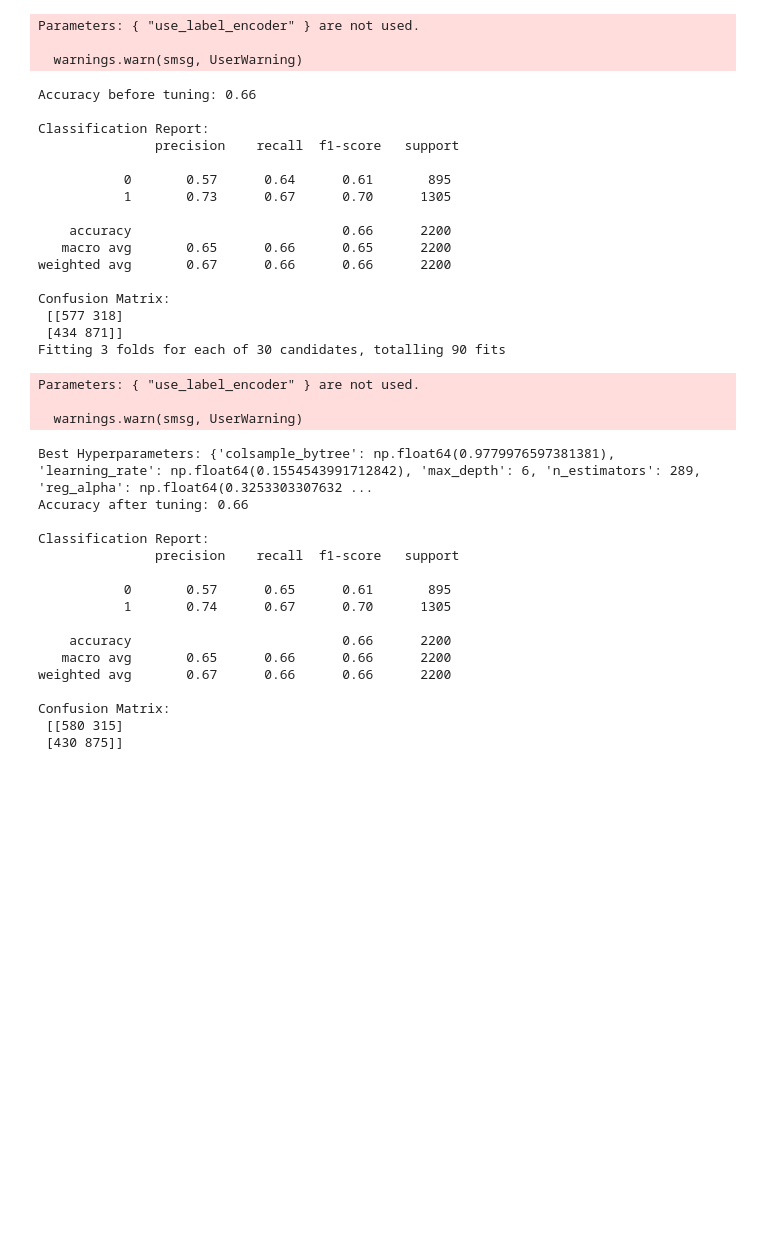
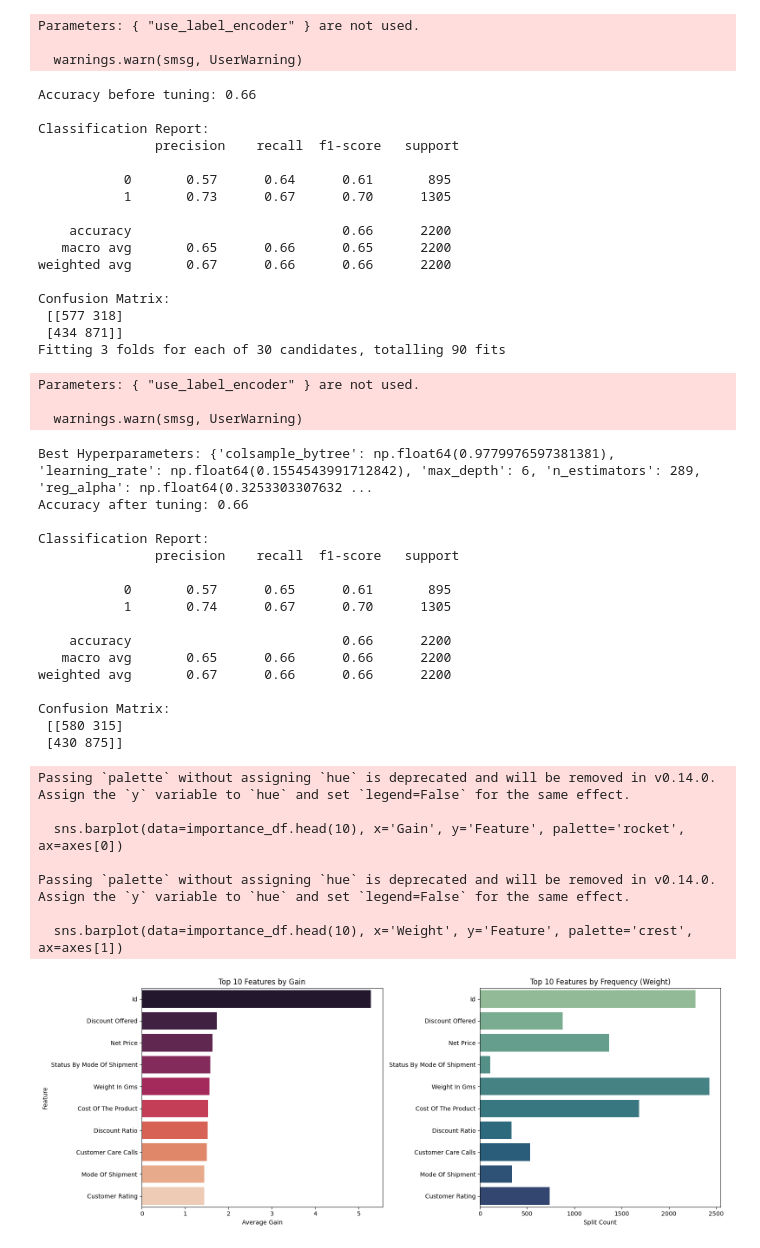
Before and after one commit to itsalanthomas/shipping-optimization, a Jupyter notebook: src/Ecommerice_Optimization_XGBOOST.ipynb, the cells around one changed output. Saved outputs shown, nothing was run; the diff lists cells and outputs as text; code cells hidden in the pictures; blank space fills up the shorter version.

```diff
--- a/src/Ecommerice_Optimization_XGBOOST.ipynb
+++ b/src/Ecommerice_Optimization_XGBOOST.ipynb
@@ -8,6 +8,7 @@ import pandas as pd
 import numpy as np
 import matplotlib.pyplot as plt
 import xgboost as xgb
+import seaborn as sns
 from xgboost import plot_importance
 from sklearn.preprocessing import LabelEncoder
 from sklearn.model_selection import train_test_split
@@ -91,5 +92,38 @@ print('Best Hyperparameters:', random_search.best_params_)
 print('Accuracy after tuning:', round(accuracy_score(y_test, y_pred), 2))
 print('\nClassification Report:\n', classification_report(y_test, y_pred))
 print('Confusion Matrix:\n', confusion_matrix(y_test, y_pred))
+
+# visualize feature importance
+# extract importance types
+gain = best_xgb.get_booster().get_score(importance_type='gain')
+weight = best_xgb.get_booster().get_score(importance_type='weight')
+
+# convert to df
+gain_df = pd.DataFrame(gain.items(), columns=['Feature', 'Gain'])
+weight_df = pd.DataFrame(weight.items(), columns=['Feature', 'Weight'])
+
+# merge on feature
+importance_df = pd.merge(gain_df, weight_df, on='Feature', how='outer').fillna(0)
+
+# sort by gain
+importance_df.sort_values(by='Gain', ascending=False, inplace=True)
+
+# side-by-side visualization
+fig, axes = plt.subplots(1, 2, figsize=(16, 6))
+
+# gain plot
+sns.barplot(data=importance_df.head(10), x='Gain', y='Feature', palette='rocket', ax=axes[0])
+axes[0].set_title('Top 10 Features by Gain')
+axes[0].set_xlabel('Average Gain')
+axes[0].set_ylabel('Feature')
+
+# weight plot
+sns.barplot(data=importance_df.head(10), x='Weight', y='Feature', palette='crest', ax=axes[1])
+axes[1].set_title('Top 10 Features by Frequency (Weight)')
+axes[1].set_xlabel('Split Count')
+axes[1].set_ylabel('')
+
+plt.tight_layout()
+plt.show()
 # %% [output]
 [interactive output not drawn]
@@ -105,30 +139,38 @@ Classification Report:
            0       0.57      0.64      0.61       895
            1       0.73      0.67      0.70      1305
 
     accuracy                           0.66      2200
    macro avg       0.65      0.66      0.65      2200
 weighted avg       0.67      0.66      0.66      2200
 
 Confusion Matrix:
  [[577 318]
  [434 871]]
 Fitting 3 folds for each of 30 candidates, totalling 90 fits
 Parameters: { "use_label_encoder" } are not used.
 
   warnings.warn(smsg, UserWarning)
 Best Hyperparameters: {'colsample_bytree': np.float64(0.9779976597381381), 'learning_rate': np.float64(0.1554543991712842), 'max_depth': 6, 'n_estimators': 289, 'reg_alpha': np.float64(0.3253303307632 ...
 Accuracy after tuning: 0.66
 
 Classification Report:
                precision    recall  f1-score   support
 
            0       0.57      0.65      0.61       895
            1       0.74      0.67      0.70      1305
 
     accuracy                           0.66      2200
    macro avg       0.65      0.66      0.66      2200
 weighted avg       0.67      0.66      0.66      2200
 
 Confusion Matrix:
  [[580 315]
  [430 875]]
+Passing `palette` without assigning `hue` is deprecated and will be removed in v0.14.0. Assign the `y` variable to `hue` and set `legend=False` for the same effect.
+
+  sns.barplot(data=importance_df.head(10), x='Gain', y='Feature', palette='rocket', ax=axes[0])
+
+Passing `palette` without assigning `hue` is deprecated and will be removed in v0.14.0. Assign the `y` variable to `hue` and set `legend=False` for the same effect.
+
+  sns.barplot(data=importance_df.head(10), x='Weight', y='Feature', palette='crest', ax=axes[1])
+[figure, added]
```
Also changed, not shown: parts of 1 cell of this notebook.
